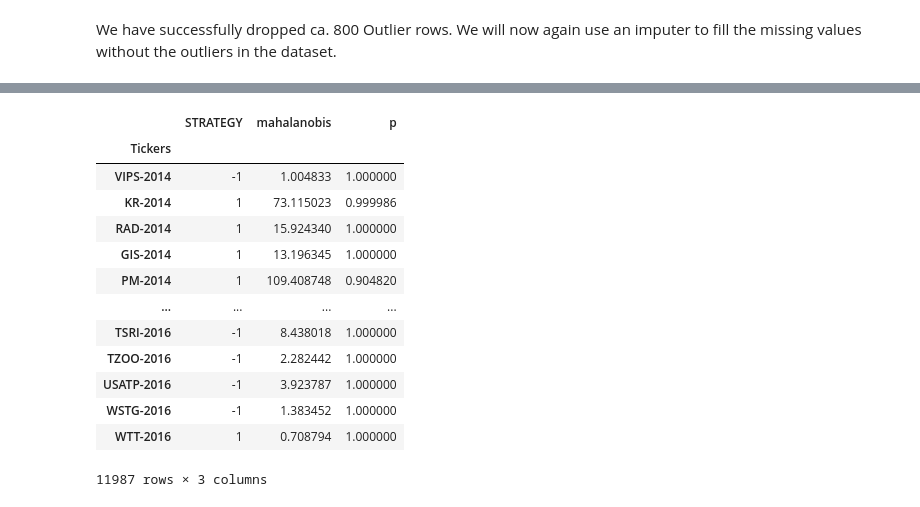
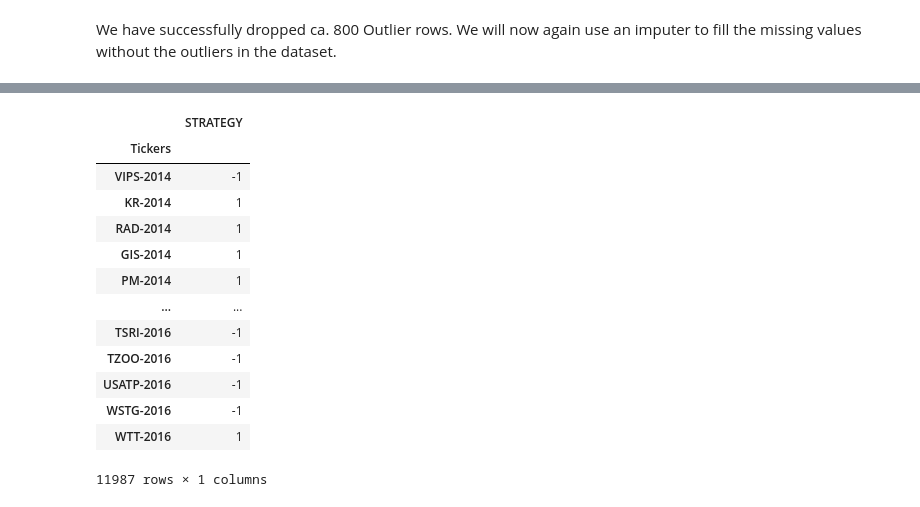
Before and after one commit to frheus/ML_Finance, a Jupyter notebook: test.ipynb, the cells around one changed output, grey strips where cells are left out. Saved outputs shown, nothing was run; the diff lists cells and outputs as text; code cells hidden in the pictures.

```diff
--- a/test.ipynb
+++ b/test.ipynb
@@ -653,23 +663,24 @@ Name: STRATEGY, dtype: int64
 # %%
 y_train = pd.merge(y_train, ticker_X_train, how="outer", on = "Tickers")
+y_train = y_train.dropna(subset=['mahalanobis'])
+y_train = y_train.drop('mahalanobis', 1)
+y_train = y_train.drop('p', 1)
+y_train
+# %% [output]
+|  | STRATEGY |
+| Tickers |  |
+| VIPS-2014 | -1 |
+| KR-2014 | 1 |
+| RAD-2014 | 1 |
+| GIS-2014 | 1 |
+| PM-2014 | 1 |
+| ... | ... |
+| TSRI-2016 | -1 |
+| TZOO-2016 | -1 |
+| USATP-2016 | -1 |
+| WSTG-2016 | -1 |
+| WTT-2016 | 1 |
+11987 rows × 1 columns
-# %%
-y_train = y_train.dropna(subset=['mahalanobis'])
-y_train
-# %% [output]
-|  | STRATEGY | mahalanobis | p |
-| Tickers |  |  |  |
-| VIPS-2014 | -1 | 1.004833 | 1.000000 |
-| KR-2014 | 1 | 73.115023 | 0.999986 |
-| RAD-2014 | 1 | 15.924340 | 1.000000 |
-| GIS-2014 | 1 | 13.196345 | 1.000000 |
-| PM-2014 | 1 | 109.408748 | 0.904820 |
-| ... | ... | ... | ... |
-| TSRI-2016 | -1 | 8.438018 | 1.000000 |
-| TZOO-2016 | -1 | 2.282442 | 1.000000 |
-| USATP-2016 | -1 | 3.923787 | 1.000000 |
-| WSTG-2016 | -1 | 1.383452 | 1.000000 |
-| WTT-2016 | 1 | 0.708794 | 1.000000 |
-11987 rows × 3 columns
 # %%
 y_train=y_train.astype('int')
 # %%
```
Also changed, not shown: parts of 16 cells of this notebook.
